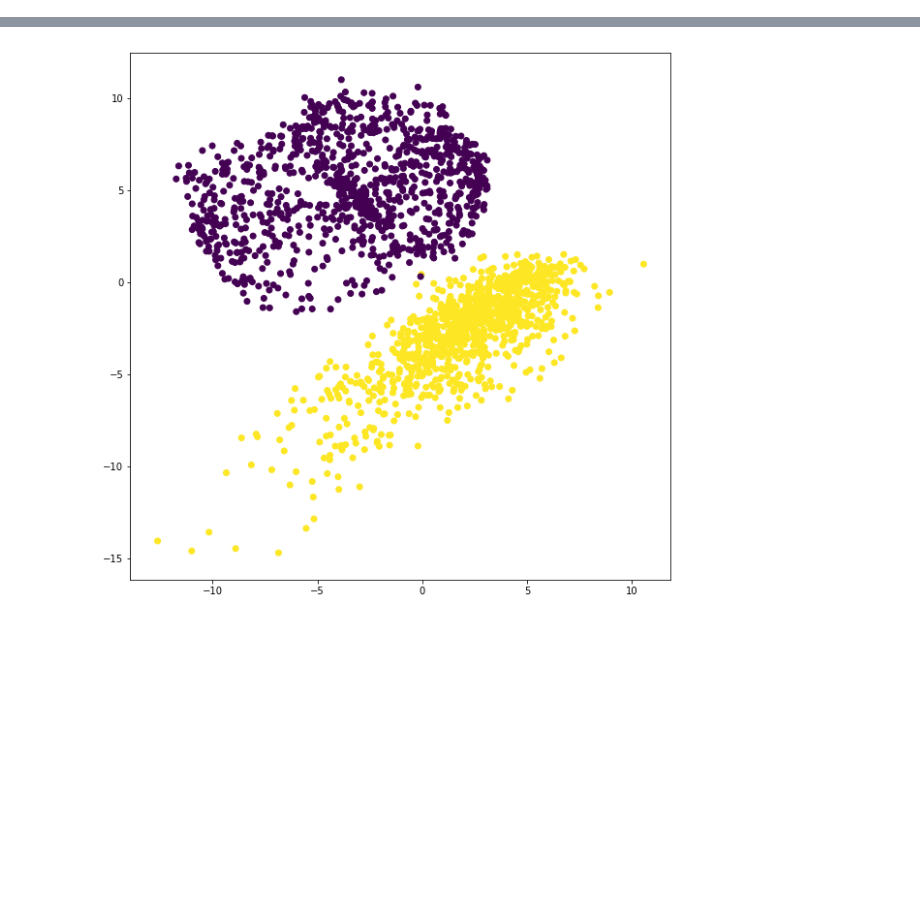
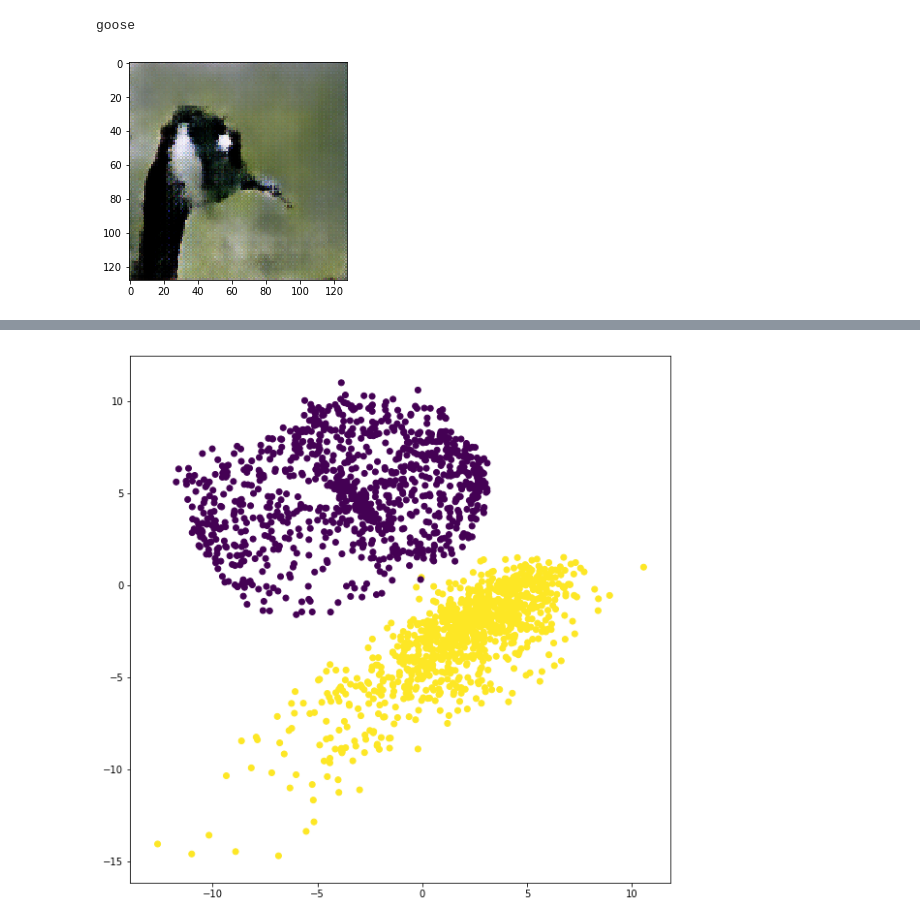
Before and after one commit to Stasiche/GANs_JB_summer_intership_2021, a Jupyter notebook: sol.ipynb, the cells around one changed output, grey strips where cells are left out. Saved outputs shown, nothing was run; the diff lists cells and outputs as text; code cells hidden in the pictures; blank space fills up the shorter version.

```diff
--- a/sol.ipynb
+++ b/sol.ipynb
@@ -88,3 +88,13 @@ data = DataLoader(
         shuffle=True)
 
 autoencoder = train(autoencoder, data, epochs=100)
+# %%
+imgs, labels = next(iter(data))
+img = imgs[0].transpose(0,2).transpose(0,1).numpy()[:,:,::-1]
+lbl = labels[0]
+
+print('goose' if lbl.item() else 'cat')
+plt.imshow(img);
+# %% [output]
+goose
+[figure, added]
```
Also changed, not shown: parts of 3 cells of this notebook.
